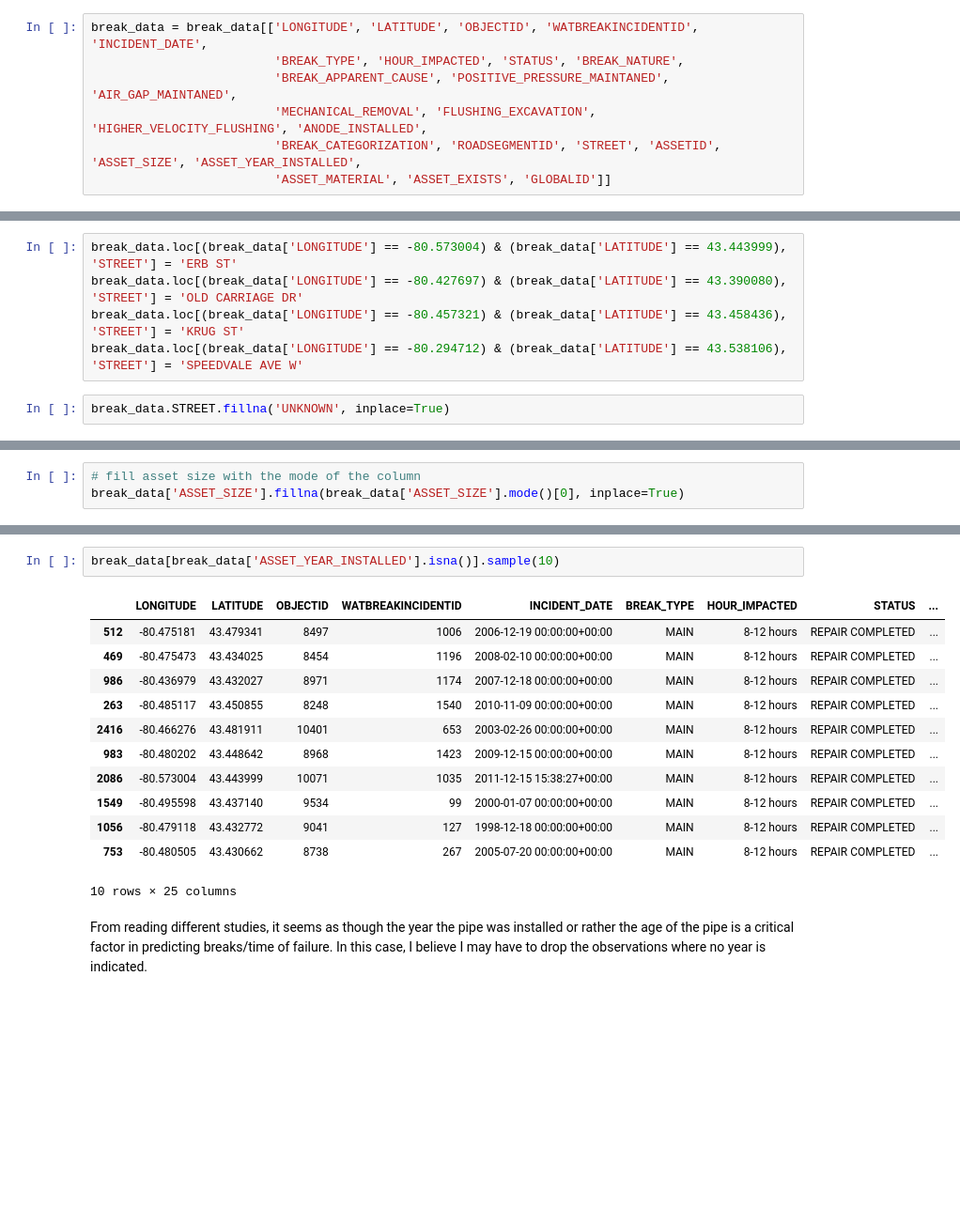
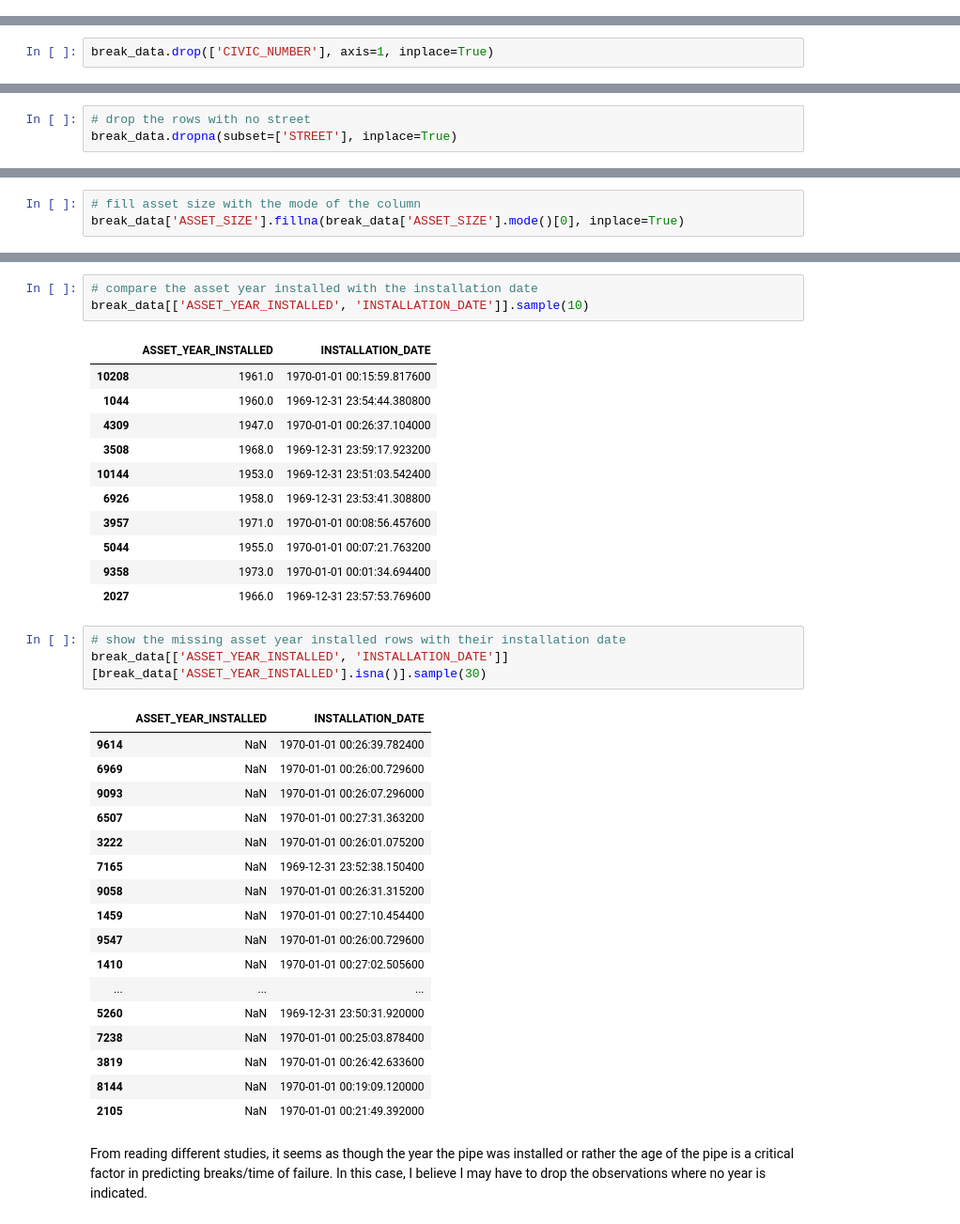
Before and after one commit to js3lliott/water-main-break-prediction-KW, a Jupyter notebook: notebooks/01_initial_preprocessing.ipynb, the cells around one changed output, grey strips where cells are left out. Shown at 94% size. Saved outputs shown, nothing was run; the diff lists cells and outputs as text; blank space fills up the shorter version.

```diff
--- a/notebooks/01_initial_preprocessing.ipynb
+++ b/notebooks/01_initial_preprocessing.ipynb
@@ -106,7 +220,0 @@ After seeing how many null values some columns have and the type of information
-# %%
-break_data = break_data[['LONGITUDE', 'LATITUDE', 'OBJECTID', 'WATBREAKINCIDENTID', 'INCIDENT_DATE',
-                         'BREAK_TYPE', 'HOUR_IMPACTED', 'STATUS', 'BREAK_NATURE',
-                         'BREAK_APPARENT_CAUSE', 'POSITIVE_PRESSURE_MAINTANED', 'AIR_GAP_MAINTANED',
-                         'MECHANICAL_REMOVAL', 'FLUSHING_EXCAVATION', 'HIGHER_VELOCITY_FLUSHING', 'ANODE_INSTALLED',
-                         'BREAK_CATEGORIZATION', 'ROADSEGMENTID', 'STREET', 'ASSETID', 'ASSET_SIZE', 'ASSET_YEAR_INSTALLED',
-                         'ASSET_MATERIAL', 'ASSET_EXISTS', 'GLOBALID']]
@@ -336,3 +449,5 @@ GLOBALID -  0
+# %%
+break_data.drop(['CIVIC_NUMBER'], axis=1, inplace=True)
 # %% [markdown]
 We can see there's some `STREET` names missing. It would be best to explore these missing attributes and see how we can possibly impute them. They still contain `LATITUDE` and `LONGITUDE` values so we can possibly identify them by those. Let's see what we can do...
 # %%
@@ -374,10 +487,6 @@ Plugging the latitude and longitudes that are missing into a reverse geocoding w
 # %%
-break_data.loc[(break_data['LONGITUDE'] == -80.573004) & (break_data['LATITUDE'] == 43.443999), 'STREET'] = 'ERB ST'
-break_data.loc[(break_data['LONGITUDE'] == -80.427697) & (break_data['LATITUDE'] == 43.390080), 'STREET'] = 'OLD CARRIAGE DR'
-break_data.loc[(break_data['LONGITUDE'] == -80.457321) & (break_data['LATITUDE'] == 43.458436), 'STREET'] = 'KRUG ST'
-break_data.loc[(break_data['LONGITUDE'] == -80.294712) & (break_data['LATITUDE'] == 43.538106), 'STREET'] = 'SPEEDVALE AVE W'
+# drop the rows with no street
+break_data.dropna(subset=['STREET'], inplace=True)
-# %%
-break_data.STREET.fillna('UNKNOWN', inplace=True)
 # %%
 print_null_values(break_data)
 # %% [output]
@@ -606,19 +703,40 @@ break_data.ASSET_YEAR_INSTALLED.value_counts()
 Name: ASSET_YEAR_INSTALLED, Length: 94, dtype: int64
 # %%
-break_data[break_data['ASSET_YEAR_INSTALLED'].isna()].sample(10)
+# compare the asset year installed with the installation date
+break_data[['ASSET_YEAR_INSTALLED', 'INSTALLATION_DATE']].sample(10)
 # %% [output]
-|  | LONGITUDE | LATITUDE | OBJECTID | WATBREAKINCIDENTID | INCIDENT_DATE | BREAK_TYPE | HOUR_IMPACTED | STATUS | ... |
-| 512 | -80.475181 | 43.479341 | 8497 | 1006 | 2006-12-19 00:00:00+00:00 | MAIN | 8-12 hours | REPAIR COMPLETED | ... |
-| 469 | -80.475473 | 43.434025 | 8454 | 1196 | 2008-02-10 00:00:00+00:00 | MAIN | 8-12 hours | REPAIR COMPLETED | ... |
-| 986 | -80.436979 | 43.432027 | 8971 | 1174 | 2007-12-18 00:00:00+00:00 | MAIN | 8-12 hours | REPAIR COMPLETED | ... |
-| 263 | -80.485117 | 43.450855 | 8248 | 1540 | 2010-11-09 00:00:00+00:00 | MAIN | 8-12 hours | REPAIR COMPLETED | ... |
-| 2416 | -80.466276 | 43.481911 | 10401 | 653 | 2003-02-26 00:00:00+00:00 | MAIN | 8-12 hours | REPAIR COMPLETED | ... |
-| 983 | -80.480202 | 43.448642 | 8968 | 1423 | 2009-12-15 00:00:00+00:00 | MAIN | 8-12 hours | REPAIR COMPLETED | ... |
-| 2086 | -80.573004 | 43.443999 | 10071 | 1035 | 2011-12-15 15:38:27+00:00 | MAIN | 8-12 hours | REPAIR COMPLETED | ... |
-| 1549 | -80.495598 | 43.437140 | 9534 | 99 | 2000-01-07 00:00:00+00:00 | MAIN | 8-12 hours | REPAIR COMPLETED | ... |
-| 1056 | -80.479118 | 43.432772 | 9041 | 127 | 1998-12-18 00:00:00+00:00 | MAIN | 8-12 hours | REPAIR COMPLETED | ... |
-| 753 | -80.480505 | 43.430662 | 8738 | 267 | 2005-07-20 00:00:00+00:00 | MAIN | 8-12 hours | REPAIR COMPLETED | ... |
+|  | ASSET_YEAR_INSTALLED | INSTALLATION_DATE |
+| 10208 | 1961.0 | 1970-01-01 00:15:59.817600 |
+| 1044 | 1960.0 | 1969-12-31 23:54:44.380800 |
+| 4309 | 1947.0 | 1970-01-01 00:26:37.104000 |
+| 3508 | 1968.0 | 1969-12-31 23:59:17.923200 |
+| 10144 | 1953.0 | 1969-12-31 23:51:03.542400 |
+| 6926 | 1958.0 | 1969-12-31 23:53:41.308800 |
+| 3957 | 1971.0 | 1970-01-01 00:08:56.457600 |
+| 5044 | 1955.0 | 1970-01-01 00:07:21.763200 |
+| 9358 | 1973.0 | 1970-01-01 00:01:34.694400 |
+| 2027 | 1966.0 | 1969-12-31 23:57:53.769600 |
-10 rows × 25 columns
+# %%
+# show the missing asset year installed rows with their installation date
+break_data[['ASSET_YEAR_INSTALLED', 'INSTALLATION_DATE']][break_data['ASSET_YEAR_INSTALLED'].isna()].sample(30)
+# %% [output]
+|  | ASSET_YEAR_INSTALLED | INSTALLATION_DATE |
+| 9614 | NaN | 1970-01-01 00:26:39.782400 |
+| 6969 | NaN | 1970-01-01 00:26:00.729600 |
+| 9093 | NaN | 1970-01-01 00:26:07.296000 |
+| 6507 | NaN | 1970-01-01 00:27:31.363200 |
+| 3222 | NaN | 1970-01-01 00:26:01.075200 |
+| 7165 | NaN | 1969-12-31 23:52:38.150400 |
+| 9058 | NaN | 1970-01-01 00:26:31.315200 |
+| 1459 | NaN | 1970-01-01 00:27:10.454400 |
+| 9547 | NaN | 1970-01-01 00:26:00.729600 |
+| 1410 | NaN | 1970-01-01 00:27:02.505600 |
+| ... | ... | ... |
+| 5260 | NaN | 1969-12-31 23:50:31.920000 |
+| 7238 | NaN | 1970-01-01 00:25:03.878400 |
+| 3819 | NaN | 1970-01-01 00:26:42.633600 |
+| 8144 | NaN | 1970-01-01 00:19:09.120000 |
+| 2105 | NaN | 1970-01-01 00:21:49.392000 |
 # %% [markdown]
 From reading different studies, it seems as though the year the pipe was installed or rather the age of the pipe is a critical factor in predicting breaks/time of failure. In this case, I believe I may have to drop the observations where no year is indicated.
 # %%
```
Also changed, not shown: parts of 60 cells of this notebook, 17 other files.
